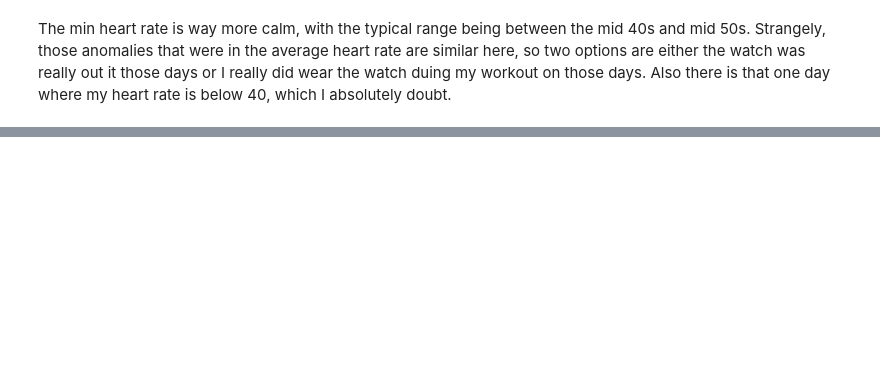
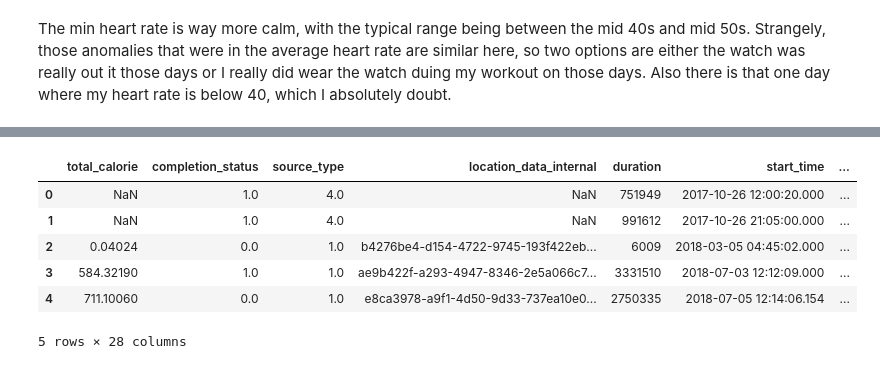
Before and after one commit to BlexxeCode/samsung-health, a Jupyter notebook: SamHealth.ipynb, the cells around one changed output, grey strips where cells are left out. Cells and saved outputs as stored; diff of their text form; code cells hidden in the pictures; blank space fills up the shorter version.

```diff
--- a/SamHealth.ipynb
+++ b/SamHealth.ipynb
@@ -438,0 +573,9 @@ The min heart rate is way more calm, with the typical range being between the mi
+# %%
+exercise.drop(['live_data_internal','mission_value','subset_data','sensing_status','mission_type','tracking_status','routine_datauuid','pace_info_id','activity_type','pace_live_data',
+               'program_id','title','reward_status','heart_rate_sample_count','mission_extra_value','program_schedule_id','heart_rate_deviceuuid',
+               'custom_id','additional_internal','com.samsung.health.exercise.additional','com.samsung.health.exercise.mean_caloricburn_rate',
+               'com.samsung.health.exercise.location_data','com.samsung.health.exercise.custom','com.samsung.health.exercise.count_type',
+               'com.samsung.health.exercise.mean_rpm','com.samsung.health.exercise.max_power','com.samsung.health.exercise.max_caloricburn_rate',
+               'com.samsung.health.exercise.deviceuuid','com.samsung.health.exercise.max_rpm','com.samsung.health.exercise.comment','com.samsung.health.exercise.live_data',
+               'com.samsung.health.exercise.mean_power','com.samsung.health.exercise.pkg_name','com.samsung.health.exercise.exercise_custom_type','com.samsung.health.exercise.datauuid',
+               'com.samsung.health.exercise.sweat_loss'], axis=1, inplace=True)
@@ -438,0 +638,10 @@ The min heart rate is way more calm, with the typical range being between the mi
+# %%
+exercise.head()
+# %% [output]
+|  | total_calorie | completion_status | source_type | location_data_internal | duration | start_time | ... |
+| 0 | NaN | 1.0 | 4.0 | NaN | 751949 | 2017-10-26 12:00:20.000 | ... |
+| 1 | NaN | 1.0 | 4.0 | NaN | 991612 | 2017-10-26 21:05:00.000 | ... |
+| 2 | 0.04024 | 0.0 | 1.0 | b4276be4-d154-4722-9745-193f422eb... | 6009 | 2018-03-05 04:45:02.000 | ... |
+| 3 | 584.32190 | 1.0 | 1.0 | ae9b422f-a293-4947-8346-2e5a066c7... | 3331510 | 2018-07-03 12:12:09.000 | ... |
+| 4 | 711.10060 | 0.0 | 1.0 | e8ca3978-a9f1-4d50-9d33-737ea10e0... | 2750335 | 2018-07-05 12:14:06.154 | ... |
+5 rows × 28 columns
```
Also changed, not shown: parts of 50 cells of this notebook.
